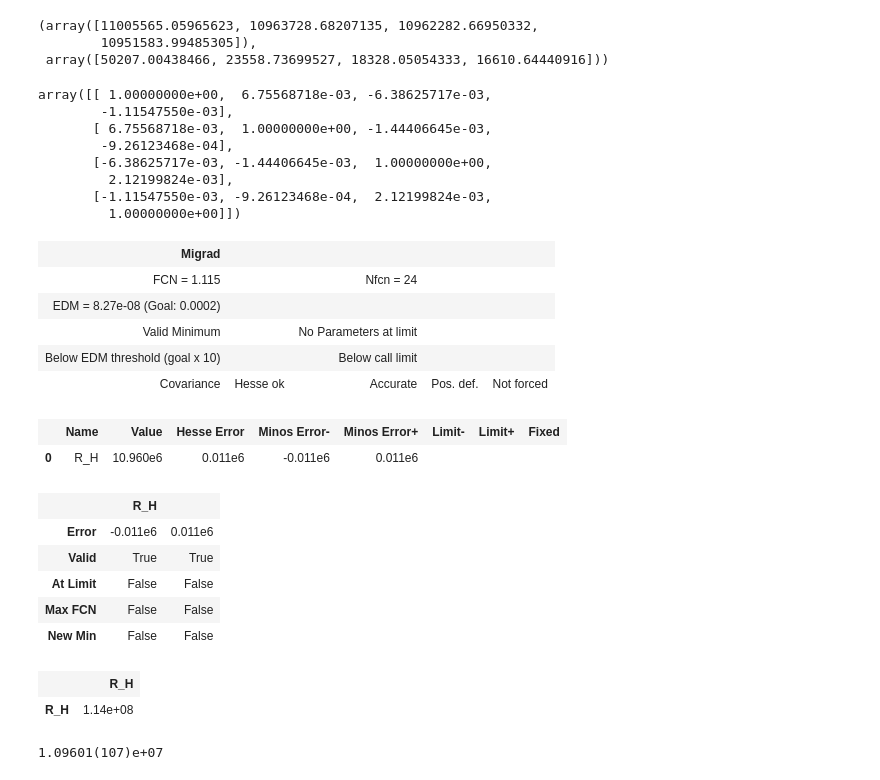
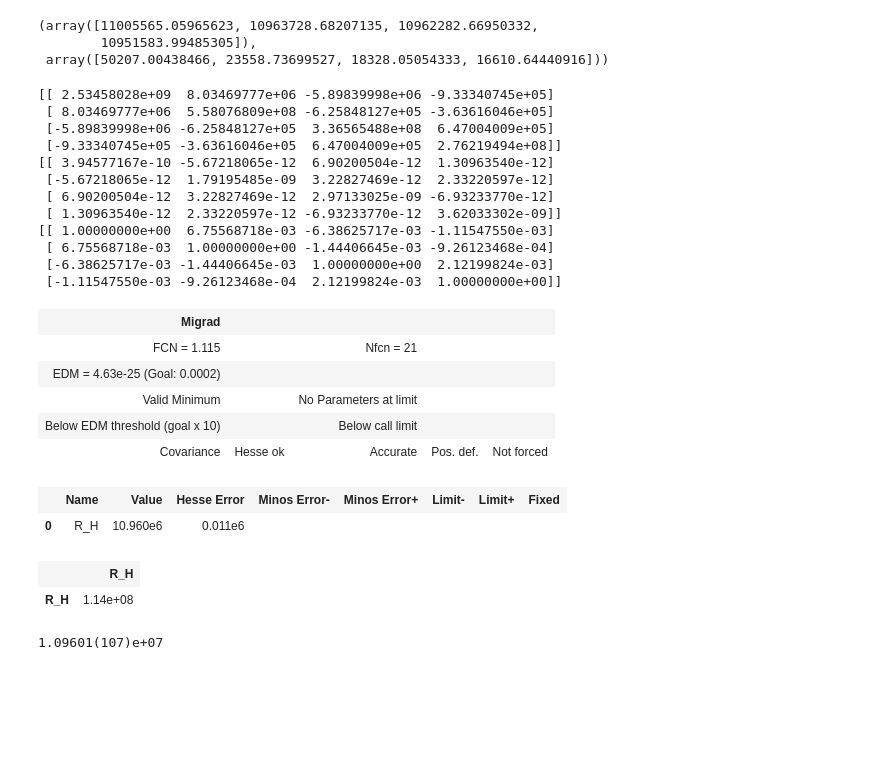
Before and after one commit to mattiasotgia/E6_sim_prism, a Jupyter notebook: figures_and_tests/gaus_compAB.ipynb, the cells around one changed output. Drawn from its saved outputs; the diff is of its cells as text; code cells hidden in the pictures; blank space fills up the shorter version.

```diff
--- a/figures_and_tests/gaus_compAB.ipynb
+++ b/figures_and_tests/gaus_compAB.ipynb
@@ -155,16 +155,22 @@ V_RH_m_inv = np.linalg.inv(V_RH_m)
 # %%
 
 
-ρ_RH_m
+print(V_RH_m)
+print(V_RH_m_inv)
+print(ρ_RH_m)
 # %% [output]
-array([[ 1.00000000e+00,  6.75568718e-03, -6.38625717e-03,
-        -1.11547550e-03],
-       [ 6.75568718e-03,  1.00000000e+00, -1.44406645e-03,
-        -9.26123468e-04],
-       [-6.38625717e-03, -1.44406645e-03,  1.00000000e+00,
-         2.12199824e-03],
-       [-1.11547550e-03, -9.26123468e-04,  2.12199824e-03,
-         1.00000000e+00]])
+[[ 2.53458028e+09  8.03469777e+06 -5.89839998e+06 -9.33340745e+05]
+ [ 8.03469777e+06  5.58076809e+08 -6.25848127e+05 -3.63616046e+05]
+ [-5.89839998e+06 -6.25848127e+05  3.36565488e+08  6.47004009e+05]
+ [-9.33340745e+05 -3.63616046e+05  6.47004009e+05  2.76219494e+08]]
+[[ 3.94577167e-10 -5.67218065e-12  6.90200504e-12  1.30963540e-12]
+ [-5.67218065e-12  1.79195485e-09  3.22827469e-12  2.33220597e-12]
+ [ 6.90200504e-12  3.22827469e-12  2.97133025e-09 -6.93233770e-12]
+ [ 1.30963540e-12  2.33220597e-12 -6.93233770e-12  3.62033302e-09]]
+[[ 1.00000000e+00  6.75568718e-03 -6.38625717e-03 -1.11547550e-03]
+ [ 6.75568718e-03  1.00000000e+00 -1.44406645e-03 -9.26123468e-04]
+ [-6.38625717e-03 -1.44406645e-03  1.00000000e+00  2.12199824e-03]
+ [-1.11547550e-03 -9.26123468e-04  2.12199824e-03  1.00000000e+00]]
 # %%
 def fcn(R_H):
     fcn = 0.0
@@ -176,26 +182,19 @@ def fcn(R_H):
 import iminuit
 from iminuit import cost, Minuit
 # %%
-m1 = Minuit(fcn, R_H=10e7)
+m1 = Minuit(fcn, R_H=1e7)
 m1.migrad()
-m1.minos()
 # %% [output]
 | Migrad |  |  |  |  |
-| FCN = 1.115 |  | Nfcn = 24 |  |  |
-| EDM = 8.27e-08 (Goal: 0.0002) |  |  |  |  |
+| FCN = 1.115 |  | Nfcn = 21 |  |  |
+| EDM = 4.63e-25 (Goal: 0.0002) |  |  |  |  |
 | Valid Minimum |  | No Parameters at limit |  |  |
 | Below EDM threshold (goal x 10) |  | Below call limit |  |  |
 | Covariance | Hesse ok | Accurate | Pos. def. | Not forced |
 |  | Name | Value | Hesse Error | Minos Error- | Minos Error+ | Limit- | Limit+ | Fixed |
-| 0 | R_H | 10.960e6 | 0.011e6 | -0.011e6 | 0.011e6 |  |  |  |
+| 0 | R_H | 10.960e6 | 0.011e6 |  |  |  |  |  |
-|  | R_H |  |
-| Error | -0.011e6 | 0.011e6 |
-| Valid | True | True |
-| At Limit | False | False |
-| Max FCN | False | False |
-| New Min | False | False |
+|  | R_H |
+| R_H | 1.14e+08 |
-|  | R_H |
-| R_H | 1.14e+08 |
 # %%
 μ_RH = m1.values['R_H']
 σ_RH = m1.errors['R_H']
```
Also changed, not shown: parts of 2 cells of this notebook, 2 other files.
